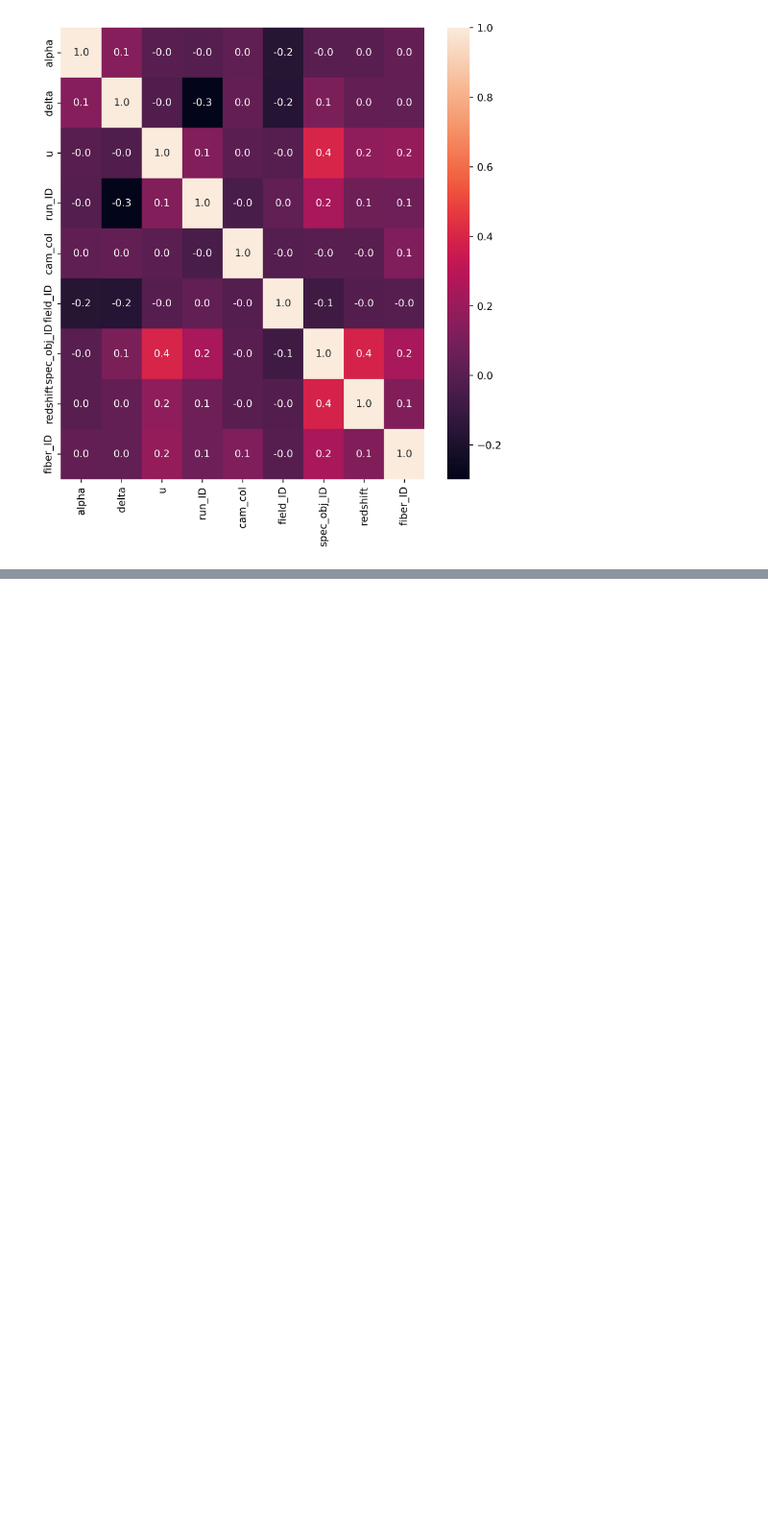
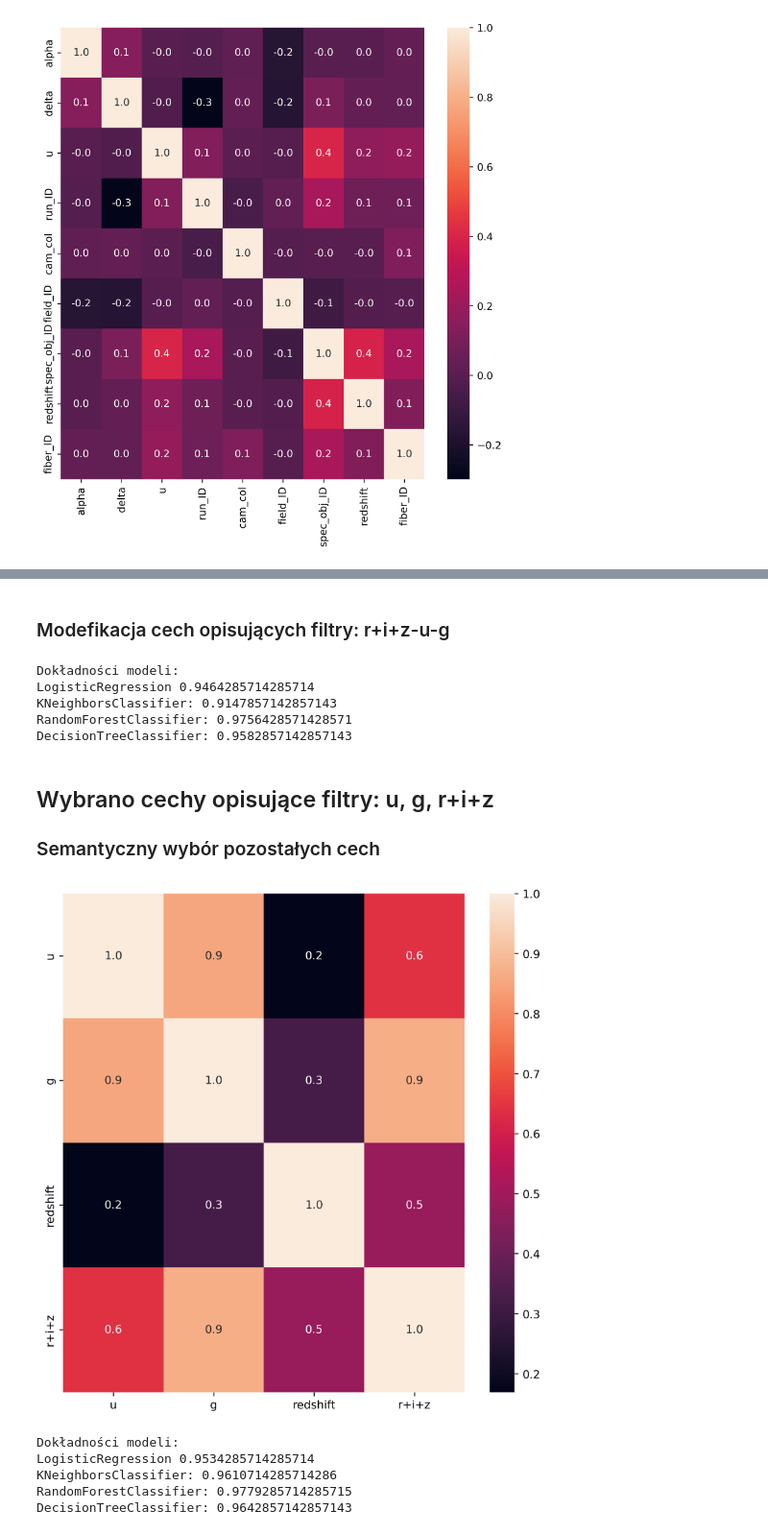
Before and after one commit to malgosiam2/WUM-Klasyfikacja, a Jupyter notebook: FeatureEngineering/budowa_krok_2_4.ipynb, the cells around one changed output, grey strips where cells are left out. Shown at 96% size. Cells and saved outputs as stored; diff of their text form; code cells hidden in the pictures; blank space fills up the shorter version.

```diff
--- a/FeatureEngineering/budowa_krok_2_4.ipynb
+++ b/FeatureEngineering/budowa_krok_2_4.ipynb
@@ -627,0 +820,74 @@ Wnioski
+# %% [markdown]
+### Modefikacja cech opisujących filtry: r+i+z-u-g
+# %%
+# Tworzenie kopii ramki danych
+df = development_unit_df.copy()
+
+# Modefikowanie cech
+df['r+i+z-u-g'] = df['r']+df['i']+df['z']-df['u']-df['g']
+
+# Normalizacja
+columns_to_normalize = ['run_ID', 'cam_col', 'spec_obj_ID', 'MJD', 'alpha', 'fiber_ID']
+df[columns_to_normalize] = MinMaxScaler().fit_transform(df[columns_to_normalize])
+
+# Standaryzacja
+columns_to_standardize = ['delta', 'u', 'g', 'r', 'i', 'z', 'redshift', 'field_ID', 'r+i+z-u-g']
+df[columns_to_standardize] = StandardScaler().fit_transform(df[columns_to_standardize])
+
+
+# Usuwanie kolumn
+df = df.drop(['MJD'], axis = 1)
+df = df.drop(['r', 'i', 'z', 'u', 'g'], axis = 1)
+
+test_models(df, False)
+# %% [output]
+Dokładności modeli:
+LogisticRegression 0.9464285714285714
+KNeighborsClassifier: 0.9147857142857143
+RandomForestClassifier: 0.9756428571428571
+DecisionTreeClassifier: 0.9582857142857143
+# %% [markdown]
+## Wybrano cechy opisujące filtry: u, g, r+i+z
+
+### Semantyczny wybór pozostałych cech
+# %%
+# Tworzenie kopii ramki danych
+df = development_unit_df.copy()
+
+# Modefikowanie cech
+df['r+i+z'] = df[['r', 'i', 'z']].sum(axis=1)
+
+# Normalizacja
+columns_to_normalize = ['run_ID', 'cam_col', 'spec_obj_ID', 'MJD', 'alpha', 'fiber_ID']
+df[columns_to_normalize] = MinMaxScaler().fit_transform(df[columns_to_normalize])
+
+# Standaryzacja
+columns_to_standardize = ['delta', 'u', 'g', 'r', 'i', 'z', 'redshift', 'field_ID', 'r+i+z']
+df[columns_to_standardize] = StandardScaler().fit_transform(df[columns_to_standardize])
+
+
+# Usuwanie kolumn
+df = df.drop(['MJD'], axis = 1)
+df = df.drop(['r', 'i', 'z'], axis = 1)
+
+# Odrzucenie cech na podstawie interpretacji ich znaczenia
+df = df.drop(['spec_obj_ID'], axis = 1)
+df = df.drop(['alpha'], axis = 1)
+df = df.drop(['delta'], axis = 1)
+df = df.drop(['field_ID'], axis = 1)
+df = df.drop(['cam_col'], axis = 1)
+df = df.drop(['run_ID'], axis = 1)
+df = df.drop(['fiber_ID'], axis = 1)
+df_correlation = df.loc[:, df.columns != 'class'].corr()
+fig = plt.figure(figsize=(8,8), dpi = 256)
+sns.heatmap(df_correlation, annot = True, fmt = '.1f')
+plt.show()
+
+test_models(df, False)
+# %% [output]
+[figure, added]
+Dokładności modeli:
+LogisticRegression 0.9534285714285714
+KNeighborsClassifier: 0.9610714285714286
+RandomForestClassifier: 0.9779285714285715
+DecisionTreeClassifier: 0.9642857142857143
```
Also changed, not shown: parts of 37 cells of this notebook.
